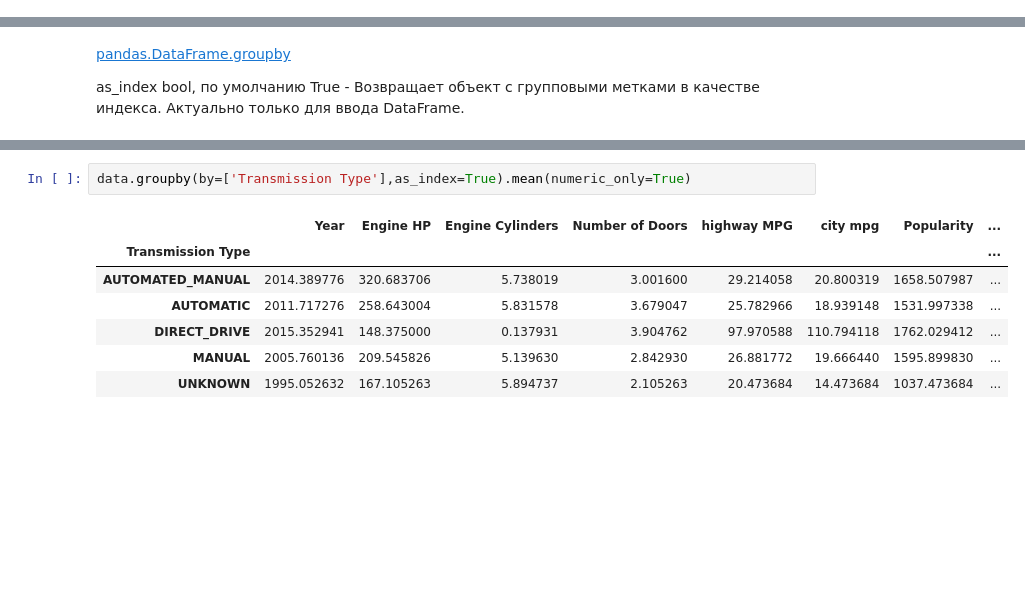
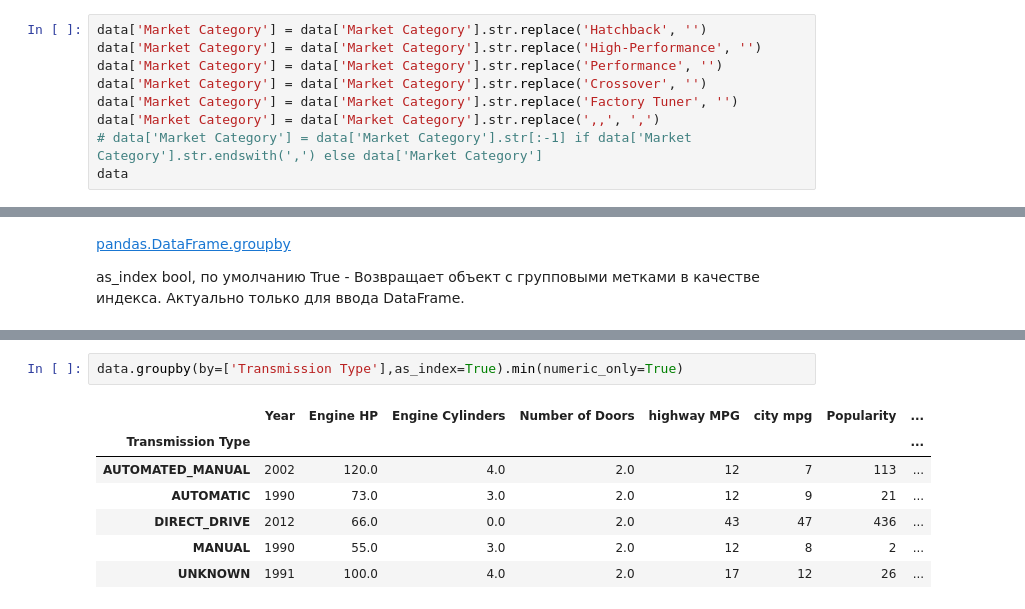
Before and after one commit to pgu-prod/ml, a Jupyter notebook: lab1/Lab1.ipynb, the cells around one changed output, grey strips where cells are left out. Drawn from its saved outputs; the diff is of its cells as text; blank space fills up the shorter version.

```diff
--- a/lab1/Lab1.ipynb
+++ b/lab1/Lab1.ipynb
@@ -30,0 +18,9 @@ data
+# %%
+data['Market Category'] = data['Market Category'].str.replace('Hatchback', '')
+data['Market Category'] = data['Market Category'].str.replace('High-Performance', '')
+data['Market Category'] = data['Market Category'].str.replace('Performance', '')
+data['Market Category'] = data['Market Category'].str.replace('Crossover', '')
+data['Market Category'] = data['Market Category'].str.replace('Factory Tuner', '')
+data['Market Category'] = data['Market Category'].str.replace(',,', ',')
+# data['Market Category'] = data['Market Category'].str[:-1] if data['Market Category'].str.endswith(',') else data['Market Category']
+data
@@ -230,10 +227,10 @@ data.groupby(by=['Year'],as_index=True).mean(numeric_only=True)
 # %%
-data.groupby(by=['Transmission Type'],as_index=True).mean(numeric_only=True)
+data.groupby(by=['Transmission Type'],as_index=True).min(numeric_only=True)
 # %% [output]
 |  | Year | Engine HP | Engine Cylinders | Number of Doors | highway MPG | city mpg | Popularity | ... |
 | Transmission Type |  |  |  |  |  |  |  | ... |
-| AUTOMATED_MANUAL | 2014.389776 | 320.683706 | 5.738019 | 3.001600 | 29.214058 | 20.800319 | 1658.507987 | ... |
-| AUTOMATIC | 2011.717276 | 258.643004 | 5.831578 | 3.679047 | 25.782966 | 18.939148 | 1531.997338 | ... |
-| DIRECT_DRIVE | 2015.352941 | 148.375000 | 0.137931 | 3.904762 | 97.970588 | 110.794118 | 1762.029412 | ... |
-| MANUAL | 2005.760136 | 209.545826 | 5.139630 | 2.842930 | 26.881772 | 19.666440 | 1595.899830 | ... |
-| UNKNOWN | 1995.052632 | 167.105263 | 5.894737 | 2.105263 | 20.473684 | 14.473684 | 1037.473684 | ... |
+| AUTOMATED_MANUAL | 2002 | 120.0 | 4.0 | 2.0 | 12 | 7 | 113 | ... |
+| AUTOMATIC | 1990 | 73.0 | 3.0 | 2.0 | 12 | 9 | 21 | ... |
+| DIRECT_DRIVE | 2012 | 66.0 | 0.0 | 2.0 | 43 | 47 | 436 | ... |
+| MANUAL | 1990 | 55.0 | 3.0 | 2.0 | 12 | 8 | 2 | ... |
+| UNKNOWN | 1991 | 100.0 | 4.0 | 2.0 | 17 | 12 | 26 | ... |
```
Also changed, not shown: parts of 12 cells of this notebook, 1 other file.
